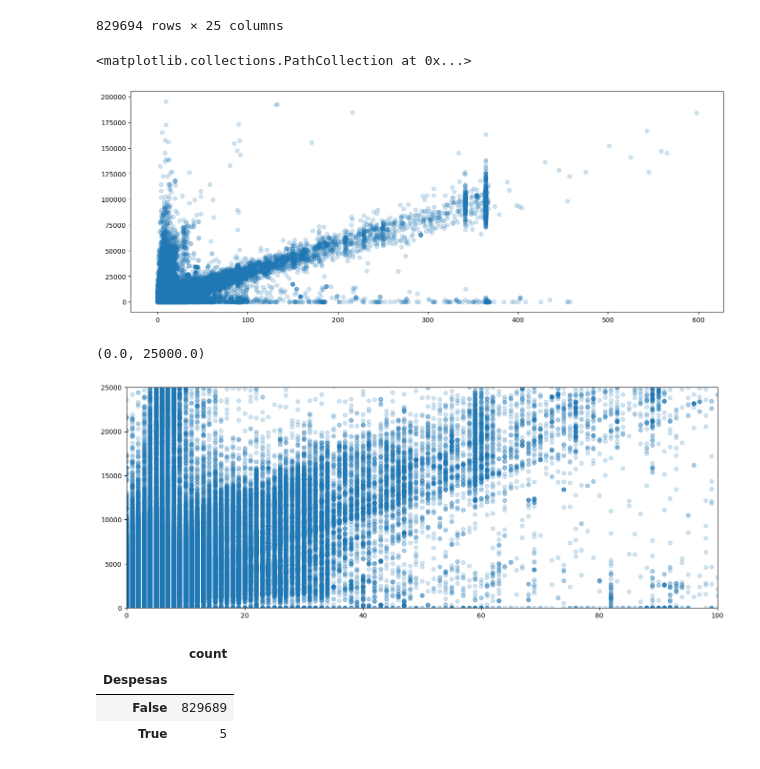
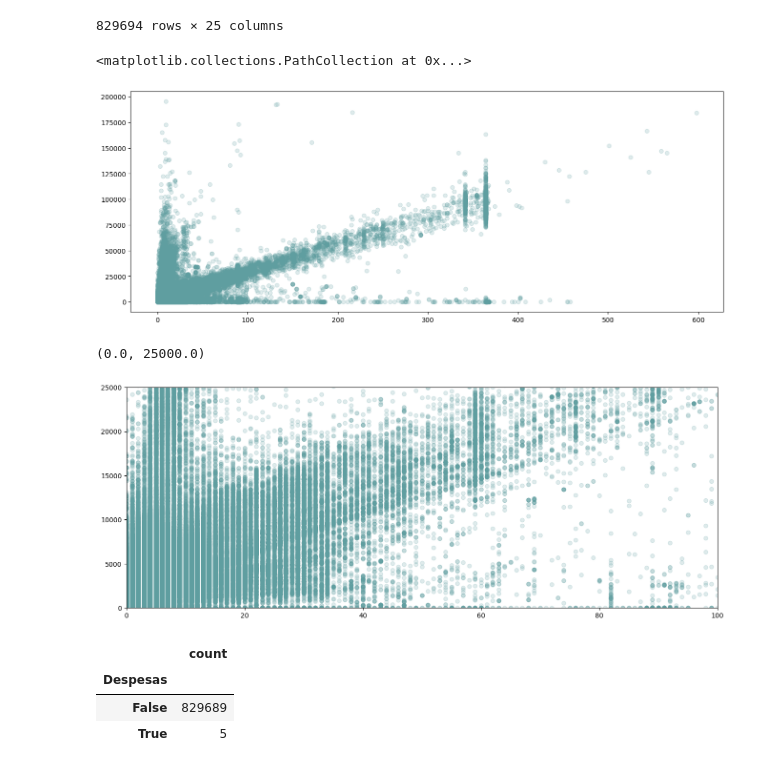
Before and after one commit to JNarimatsu/Asimov_Analise_Dados, a Jupyter notebook: Análise_Asimov.ipynb, the cells around one changed output. Drawn from its saved outputs; the diff is of its cells as text; code cells hidden in the pictures.

```diff
--- a/Análise_Asimov.ipynb
+++ b/Análise_Asimov.ipynb
@@ -681,19 +681,19 @@ df_viagens
 829694 rows × 25 columns
 # %%
 fig, ax = plt.subplots(figsize=(16,6))
-ax.scatter(df_viagens['Dias da viagem'], df_viagens['Despesas'], alpha=0.2)
+ax.scatter(df_viagens['Dias da viagem'], df_viagens['Despesas'], alpha=0.2, color = 'cadetblue')
 # %% [output]
 <matplotlib.collections.PathCollection at 0x...>
-[figure, old version]
+[figure, new version]
 # %%
 fig, ax = plt.subplots(figsize=(16,6))
-ax.scatter(df_viagens['Dias da viagem'], df_viagens['Despesas'], alpha=0.2)
+ax.scatter(df_viagens['Dias da viagem'], df_viagens['Despesas'], alpha=0.2, color= 'cadetblue')
 #Dando um "Zoom em um canto específico do gráfico"
 ax.set_xlim(0, 100)
 ax.set_ylim(0, 25000)
 # %% [output]
 (0.0, 25000.0)
-[figure, old version]
+[figure, new version]
 # %%
 (df_viagens['Despesas']>175_000).value_counts()
 # %% [output]
```
Also changed, not shown: parts of 5 cells of this notebook.
